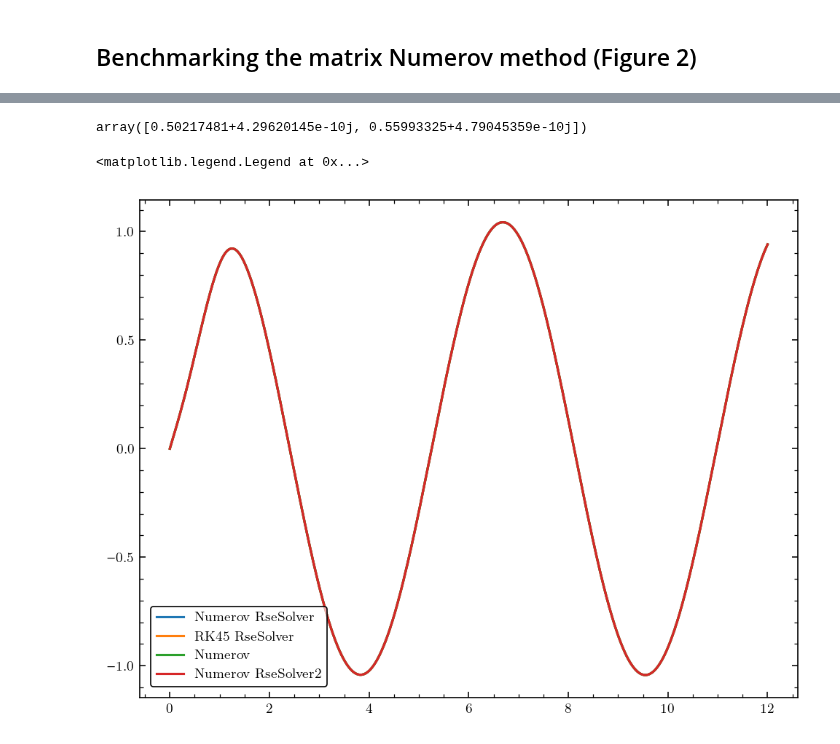
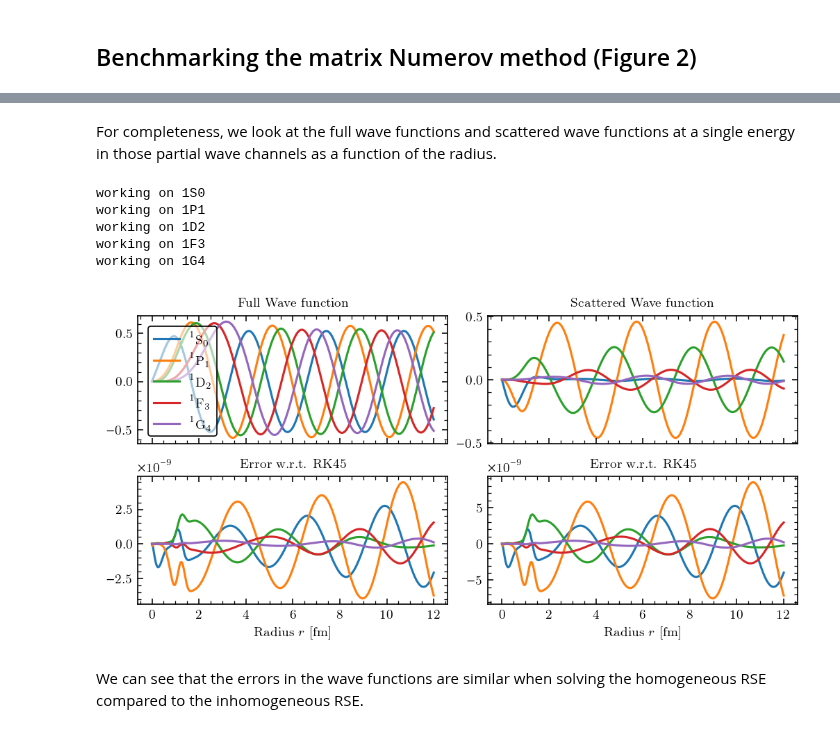
Before and after one commit to buqeye/cs_greedy_emulator, a Jupyter notebook: chiral.ipynb, the cells around one changed output, grey strips where cells are left out. Saved outputs shown, nothing was run; the diff lists cells and outputs as text; code cells hidden in the pictures.

```diff
--- a/chiral.ipynb
+++ b/chiral.ipynb
@@ -227,21 +161,0 @@ for l in lvalues:
-# %%
-potentialArgs = {"label": "chiral", "potId": 213}
-trainingLecList, validationLecList = Potential.getSampleLecs(potentialArgs["label"])
-rmin, rmatch = 1e-12, 12
-grid = Grid(rmin, rmatch, numIntervals=1, numPointsPerInterval=1000,
-            type="linear", test=False)
-inhomogeneous=True
-solver_args = dict(asympParam="K", matching=True)
-lvalues = [0, 1, 2, 3, 4] # , 8] # , 12]
-channels = [Channel(S=0, L=l, LL=l, J=l, channel=0) for l in lvalues]  # only spin 0
-channel = channels[0]
-
-potential = Potential(channel, **potentialArgs)
-scattExp = ScatteringExp(E_MeV=50, potential=potential)
-solver = RseSolver(scattExp, grid, inhomogeneous=inhomogeneous)
-scattSols_numerov = solver.solve(lecList=validationLecList, method="Numerov", **solver_args)
-scattSols_rk45 = solver.solve(lecList=validationLecList, method="RK45", **solver_args)
-
-solver2 = RseSolver(scattExp, grid, inhomogeneous=False)
-scattSols_numerov2 = solver2.solve(lecList=validationLecList, method="Numerov", **solver_args)
-scattSols_rk452 = solver2.solve(lecList=validationLecList, method="RK45", **solver_args)
@@ -290,16 +162,34 @@ array([[0.        ],
-# %%
-scattSols_matrixT
-# %% [output]
-array([0.50217481+4.29620145e-10j, 0.55993325+4.79045359e-10j])
-# %%
-idx = 1
-plt.plot(grid.points, scattSols_numerov[idx].u, label="Numerov RseSolver")
-plt.plot(grid.points, scattSols_rk45[idx].u, label="RK45 RseSolver")
-# plt.plot(grid.points, scattSols_rk45[idx].u - scattSols_numerov[0].u)
-plt.plot(grid.points, scattSols_matrix[:,idx], label="Numerov")
-plt.plot(grid.points, scattSols_numerov2[idx].u, label="Numerov RseSolver2")
-# plt.plot(grid.points, scattSols_matrixT[idx], label="Numerov T")
-plt.legend()
-# %% [output]
-<matplotlib.legend.Legend at 0x...>
-[figure, removed]
+# %% [markdown]
+For completeness, we look at the full wave functions and scattered wave functions at a single energy in those partial wave channels as a function of the radius.
+# %%
+from constants import cm
+import pandas as pd
+inhomogeneous = True
+lvalues = [0, 1, 2, 3, 4]
+channels = [Channel(S=0, L=l, LL=l, J=l, channel=0) for l in lvalues]  # only spin 0
+energy = 50  # MeV
+fig, axs = plt.subplots(2,2, sharex=True, figsize=(2*8.6*cm,8.6*cm), constrained_layout=True)
+
+for channel in channels:
+    print("working on", channel.spectNotation)
+    ret = f(E_MeV=E_MeV, channel=channel, inhomogeneous=inhomogeneous)
+    axs[0,0].plot(grid.points, ret[0].u, label=channel.spectNotationTeX)
+    axs[0,1].plot(grid.points, ret[0].chi)
+    axs[1,0].plot(grid.points, ret[0].u - ret[1].u) # Numerov
+    axs[1,1].plot(grid.points, ret[0].chi - ret[1].chi)
+
+axs[0,0].legend()
+axs[0,0].set_title("Full Wave function")
+axs[0,1].set_title("Scattered Wave function")
+for ax in axs[1,:]:
+    ax.set_title("Error w.r.t. RK45")
+    ax.set_xlabel("Radius $r$ [fm]")
+# %% [output]
+working on 1S0
+working on 1P1
+working on 1D2
+working on 1F3
+working on 1G4
+[figure, added]
+# %% [markdown]
+We can see that the errors in the wave functions are similar when solving the homogeneous RSE compared to the inhomogeneous RSE.
```
Also changed, not shown: parts of 11 cells of this notebook.
